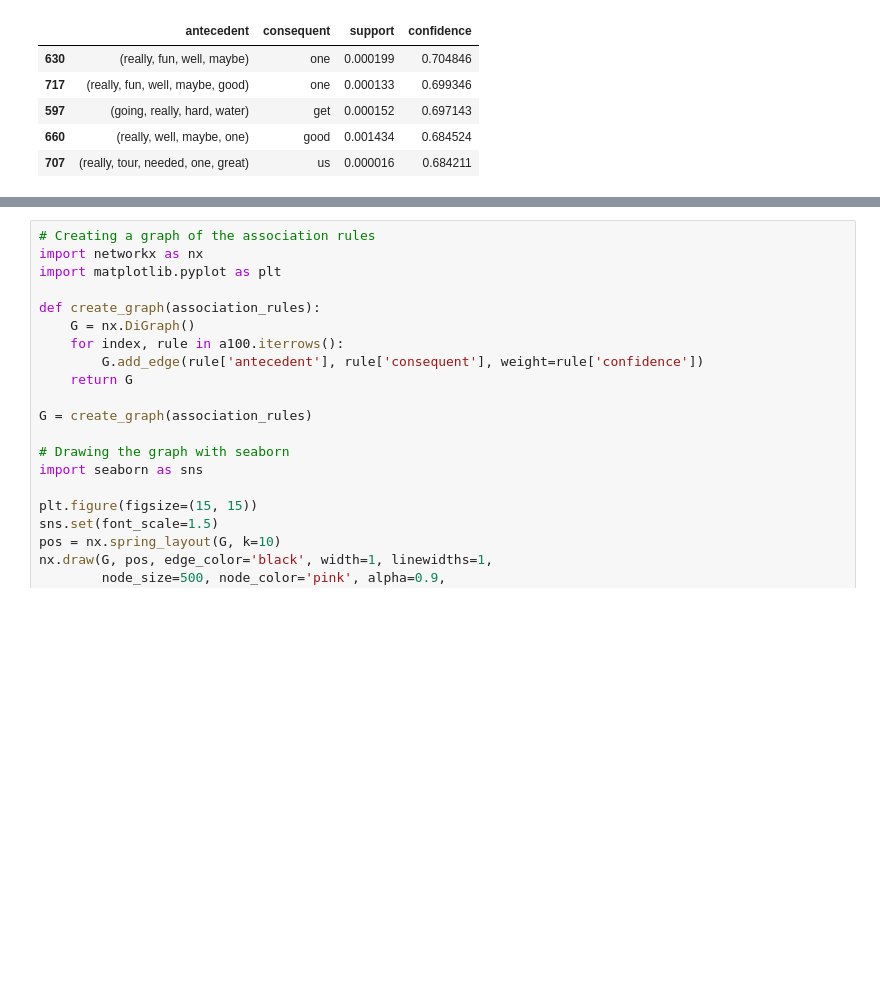
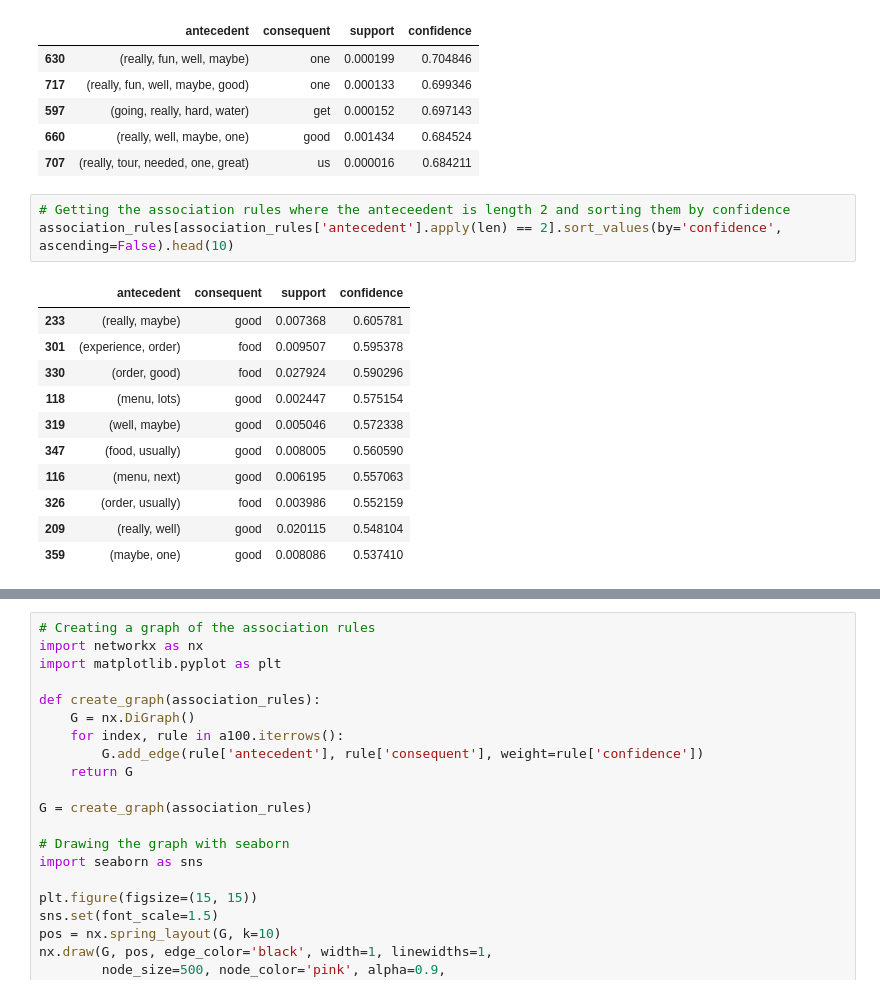
Before and after one commit to Jad-yehya/market-basket-analysis, a Jupyter notebook: final.ipynb, the cells around one changed output, grey strips where cells are left out. Drawn from its saved outputs; the diff is of its cells as text; blank space fills up the shorter version.

```diff
--- a/final.ipynb
+++ b/final.ipynb
@@ -219,3 +217,18 @@ association_rules.head()
 | 597 | (going, really, hard, water) | get | 0.000152 | 0.697143 |
 | 660 | (really, well, maybe, one) | good | 0.001434 | 0.684524 |
 | 707 | (really, tour, needed, one, great) | us | 0.000016 | 0.684211 |
+# %%
+# Getting the association rules where the anteceedent is length 2 and sorting them by confidence
+association_rules[association_rules['antecedent'].apply(len) == 2].sort_values(by='confidence', ascending=False).head(10)
+# %% [output]
+|  | antecedent | consequent | support | confidence |
+| 233 | (really, maybe) | good | 0.007368 | 0.605781 |
+| 301 | (experience, order) | food | 0.009507 | 0.595378 |
+| 330 | (order, good) | food | 0.027924 | 0.590296 |
+| 118 | (menu, lots) | good | 0.002447 | 0.575154 |
+| 319 | (well, maybe) | good | 0.005046 | 0.572338 |
+| 347 | (food, usually) | good | 0.008005 | 0.560590 |
+| 116 | (menu, next) | good | 0.006195 | 0.557063 |
+| 326 | (order, usually) | food | 0.003986 | 0.552159 |
+| 209 | (really, well) | good | 0.020115 | 0.548104 |
+| 359 | (maybe, one) | good | 0.008086 | 0.537410 |
```
Also changed, not shown: parts of 3 cells of this notebook.
